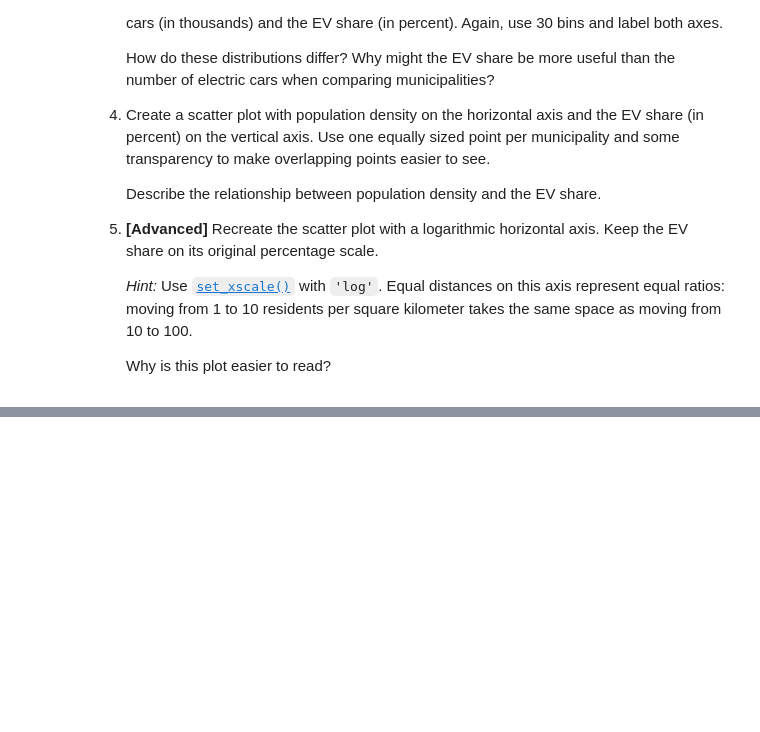
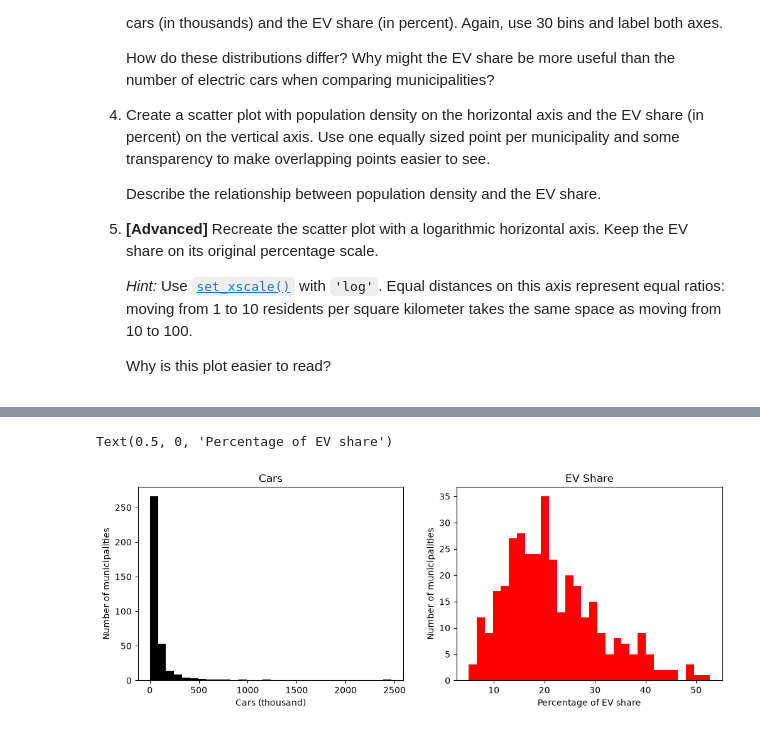
Before and after one commit to pl0gen/TECH2-H26, a Jupyter notebook: workshops/workshop3/workshop3 tasks.ipynb, the cells around one changed output, grey strips where cells are left out. Drawn from its saved outputs; the diff is of its cells as text; code cells hidden in the pictures; blank space fills up the shorter version.

```diff
--- a/workshops/workshop3/workshop3 tasks.ipynb
+++ b/workshops/workshop3/workshop3 tasks.ipynb
@@ -327,0 +362,22 @@ The data come from Statistics Norway (SSB); see the
+# %%
+#3. Part
+df["ev_share"] = (df["electric_cars"]/df["cars"])*100
+
+fig, axes = plt.subplots(1, 2, figsize=(12, 4))
+
+axes[0].hist(df["cars"]/100,bins=30, color="black")
+axes[0].set_title("Cars")
+axes[0].set_ylabel('Number of municipalities')
+axes[0].set_xlabel('Cars (thousand)')
+
+
+
+
+
+axes[1].hist(df["ev_share"],bins=30, color="red")
+axes[1].set_title("EV Share")
+axes[1].set_ylabel('Number of municipalities')
+axes[1].set_xlabel('Percentage of EV share')
+# %% [output]
+Text(0.5, 0, 'Percentage of EV share')
+[figure, added]
```
Also changed, not shown: parts of 2 cells of this notebook, 1 other file.
